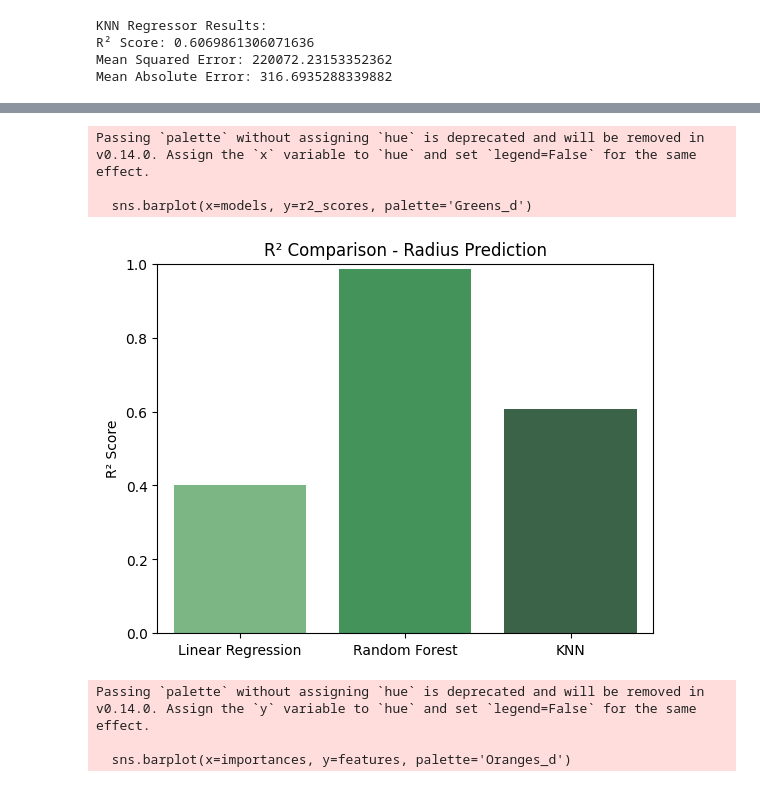
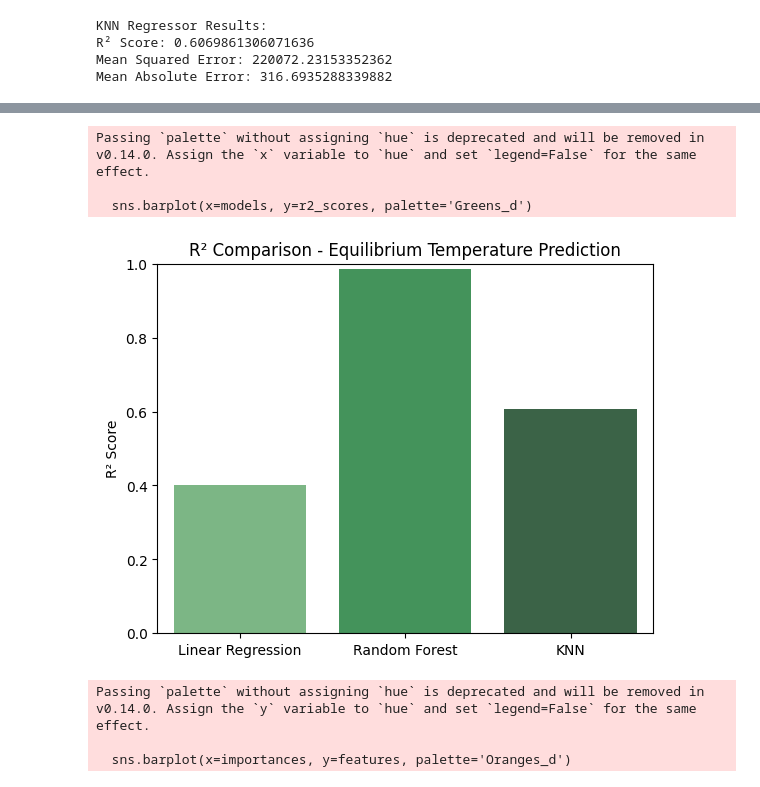
Before and after one commit to Aditya131805/NASA-Space-Apps-Challenge, a Jupyter notebook: models.ipynb, the cells around one changed output, grey strips where cells are left out. Drawn from its saved outputs; the diff is of its cells as text; code cells hidden in the pictures.

```diff
--- a/models.ipynb
+++ b/models.ipynb
@@ -467,21 +467,21 @@ plt.show()
 # %%
 r2_scores = [
     r2_score(y_reg3_test, y_reg3_pred_lr),
     r2_score(y_reg3_test, y_reg3_pred_rf),
     r2_score(y_reg3_test, y_reg3_pred_knn)
 ]
 models = ['Linear Regression', 'Random Forest', 'KNN']
 
 sns.barplot(x=models, y=r2_scores, palette='Greens_d')
 plt.ylabel("R² Score")
-plt.title("R² Comparison - Radius Prediction")
+plt.title("R² Comparison - Equilibrium Temperature Prediction")
 plt.ylim(0, 1)
 plt.show()
 # %% [output]
 Passing `palette` without assigning `hue` is deprecated and will be removed in v0.14.0. Assign the `x` variable to `hue` and set `legend=False` for the same effect.
 
   sns.barplot(x=models, y=r2_scores, palette='Greens_d')
-[figure, old version]
+[figure, new version]
 # %%
 importances = Random_Forest_Regressor3.feature_importances_
 features = x_reg3.columns
```
Also changed, not shown: parts of 15 cells of this notebook.
